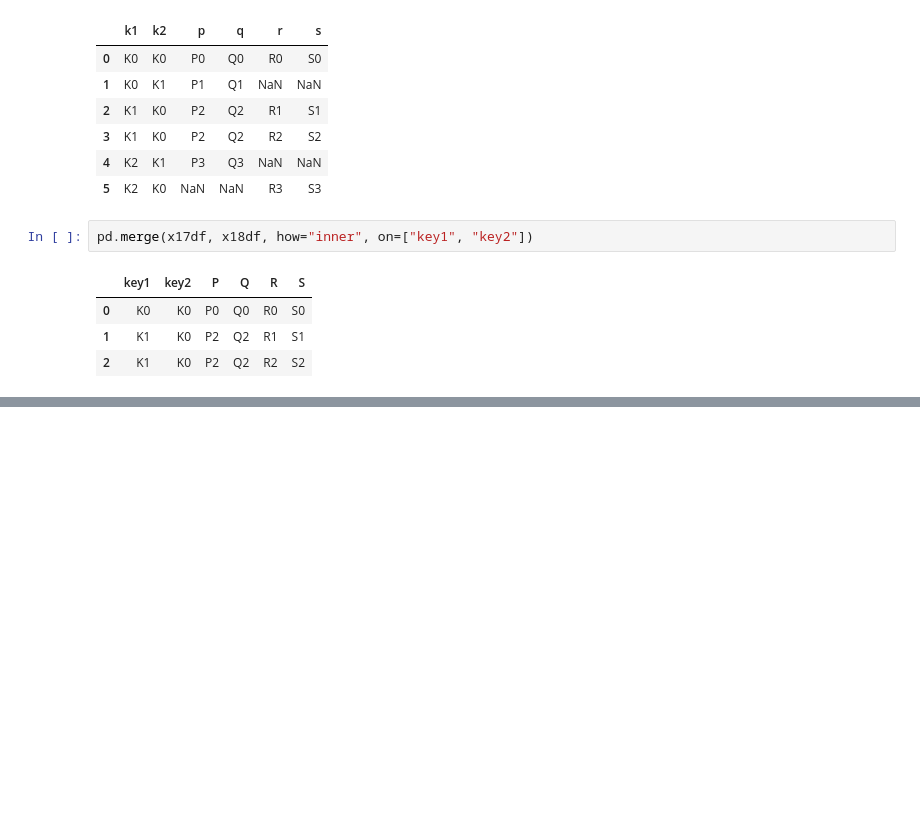
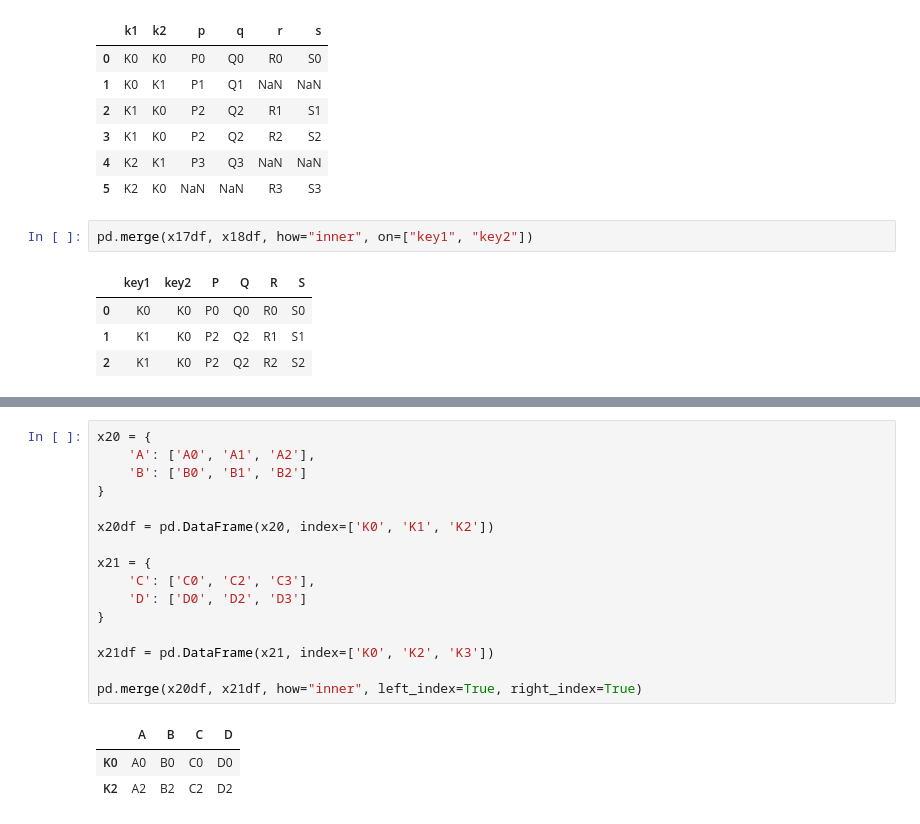
Before and after one commit to Robust-ness/datascilabs, a Jupyter notebook: 3.ipynb, the cells around one changed output, grey strips where cells are left out. Drawn from its saved outputs; the diff is of its cells as text; blank space fills up the shorter version.

```diff
--- a/3.ipynb
+++ b/3.ipynb
@@ -283,0 +226,20 @@ Original DataFrames:
+# %%
+x20 = {
+    'A': ['A0', 'A1', 'A2'],
+    'B': ['B0', 'B1', 'B2']
+}
+
+x20df = pd.DataFrame(x20, index=['K0', 'K1', 'K2'])
+
+x21 = {
+    'C': ['C0', 'C2', 'C3'],
+    'D': ['D0', 'D2', 'D3']
+}
+
+x21df = pd.DataFrame(x21, index=['K0', 'K2', 'K3'])
+
+pd.merge(x20df, x21df, how="inner", left_index=True, right_index=True)
+# %% [output]
+|  | A | B | C | D |
+| K0 | A0 | B0 | C0 | D0 |
+| K2 | A2 | B2 | C2 | D2 |
```
Also changed, not shown: parts of 6 cells of this notebook.
